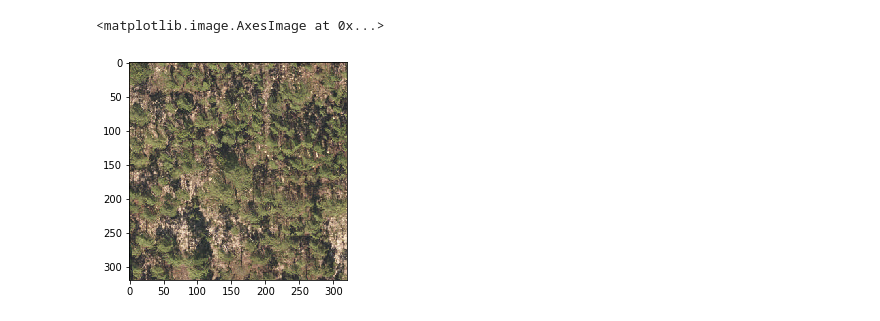
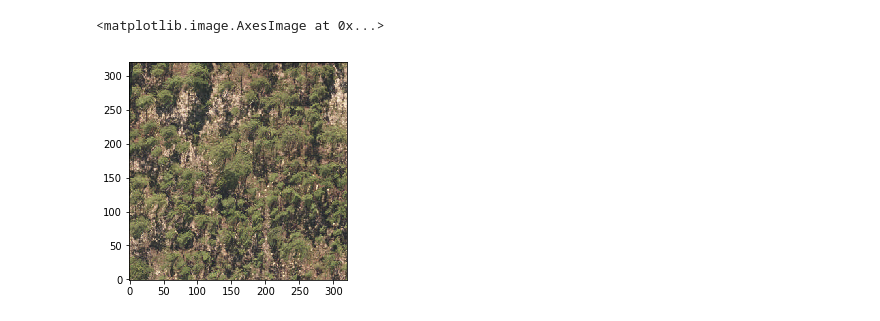
Before and after one commit to rachit-ranjan16/CrownSeg, a Jupyter notebook: Exploring GeoTIFF.ipynb, the cells around one changed output. Saved outputs shown, nothing was run; the diff lists cells and outputs as text; code cells hidden in the pictures.

```diff
--- a/Exploring GeoTIFF.ipynb
+++ b/Exploring GeoTIFF.ipynb
@@ -15,2 +9,0 @@ ds.GetRasterBand(2)
-# %%
-img_array = ds.ReadAsArray()
@@ -21,8 +50,7 @@ img_array.T.shape
 # %%
 # RGB Image Bands Viewer
-for
-plt.imshow((img_array.T/img_array.max()))
+plt.imshow((img_array.T/img_array.max()), origin='lower')
 # %% [output]
 <matplotlib.image.AxesImage at 0x...>
-[figure, old version]
+[figure, new version]
 # %%
```
Also changed, not shown: parts of 13 cells of this notebook, 1 other file.
